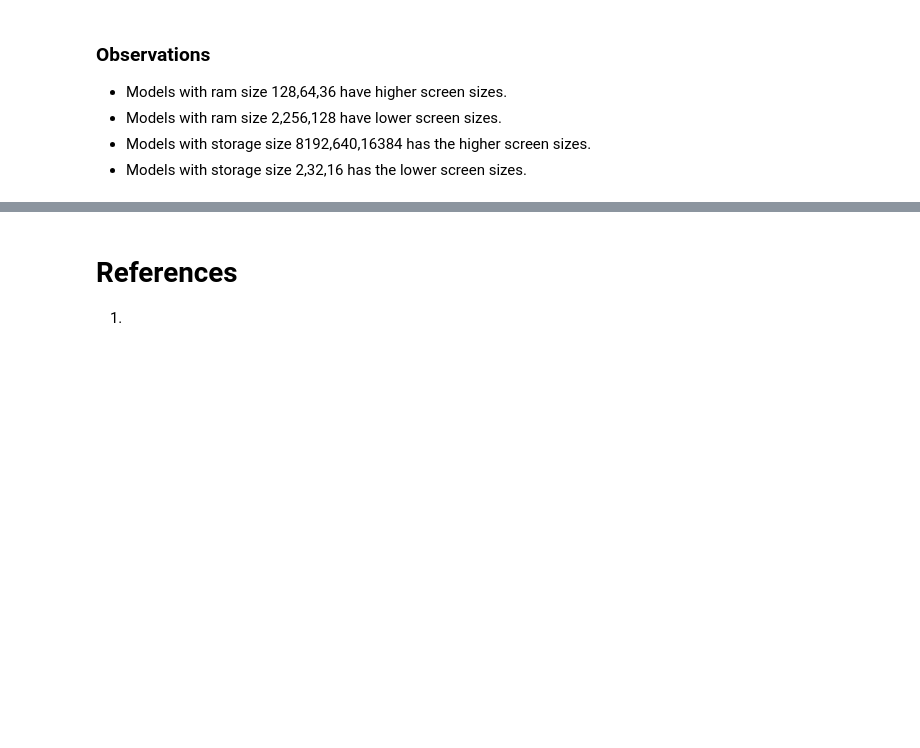
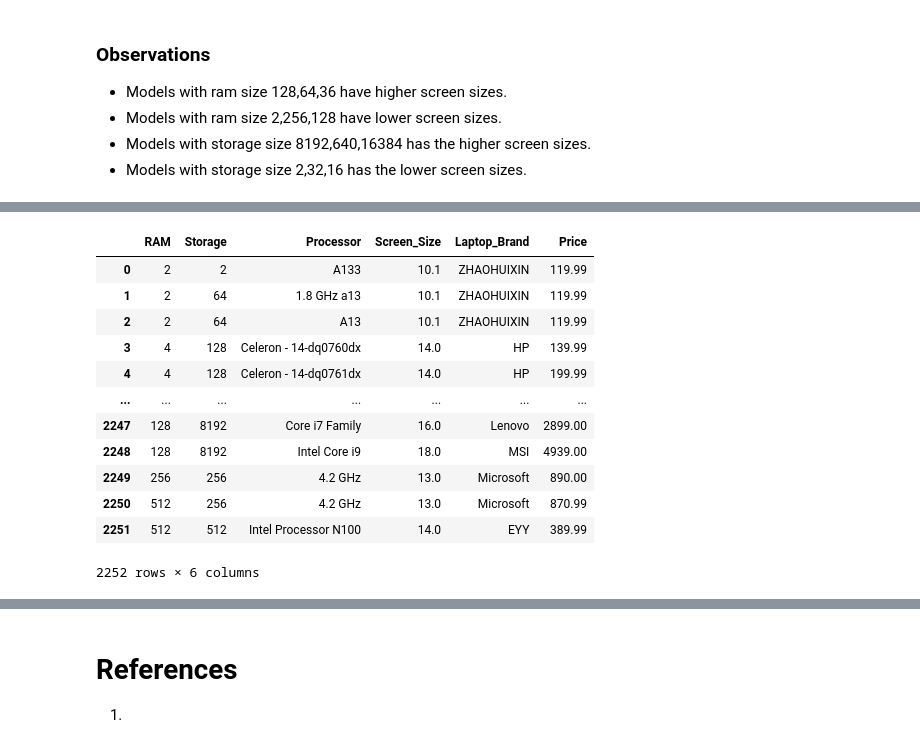
Before and after one commit to VaibhavSaran/CSE-587-PROJECT-LAPTRACK, a Jupyter notebook: Project Laptrack - Phase 1 Exploratory Data Analysis.ipynb, the cells around one changed output, grey strips where cells are left out. Drawn from its saved outputs; the diff is of its cells as text; code cells hidden in the pictures; blank space fills up the shorter version.

```diff
--- a/Project Laptrack - Phase 1 Exploratory Data Analysis.ipynb
+++ b/Project Laptrack - Phase 1 Exploratory Data Analysis.ipynb
@@ -796,0 +950,17 @@ plt.show()
+# %%
+grouped_laptops = df.groupby(['RAM', 'Storage', 'Processor', 'Screen_Size', 'Laptop_Brand']).agg({'Price': 'mean'}).reset_index()
+grouped_laptops
+# %% [output]
+|  | RAM | Storage | Processor | Screen_Size | Laptop_Brand | Price |
+| 0 | 2 | 2 | A133 | 10.1 | ZHAOHUIXIN | 119.99 |
+| 1 | 2 | 64 | 1.8 GHz a13 | 10.1 | ZHAOHUIXIN | 119.99 |
+| 2 | 2 | 64 | A13 | 10.1 | ZHAOHUIXIN | 119.99 |
+| 3 | 4 | 128 | Celeron - 14-dq0760dx | 14.0 | HP | 139.99 |
+| 4 | 4 | 128 | Celeron - 14-dq0761dx | 14.0 | HP | 199.99 |
+| ... | ... | ... | ... | ... | ... | ... |
+| 2247 | 128 | 8192 | Core i7 Family | 16.0 | Lenovo | 2899.00 |
+| 2248 | 128 | 8192 | Intel Core i9 | 18.0 | MSI | 4939.00 |
+| 2249 | 256 | 256 | 4.2 GHz | 13.0 | Microsoft | 890.00 |
+| 2250 | 512 | 256 | 4.2 GHz | 13.0 | Microsoft | 870.99 |
+| 2251 | 512 | 512 | Intel Processor N100 | 14.0 | EYY | 389.99 |
+2252 rows × 6 columns
```
Also changed, not shown: parts of 15 cells of this notebook, 1 other file.
